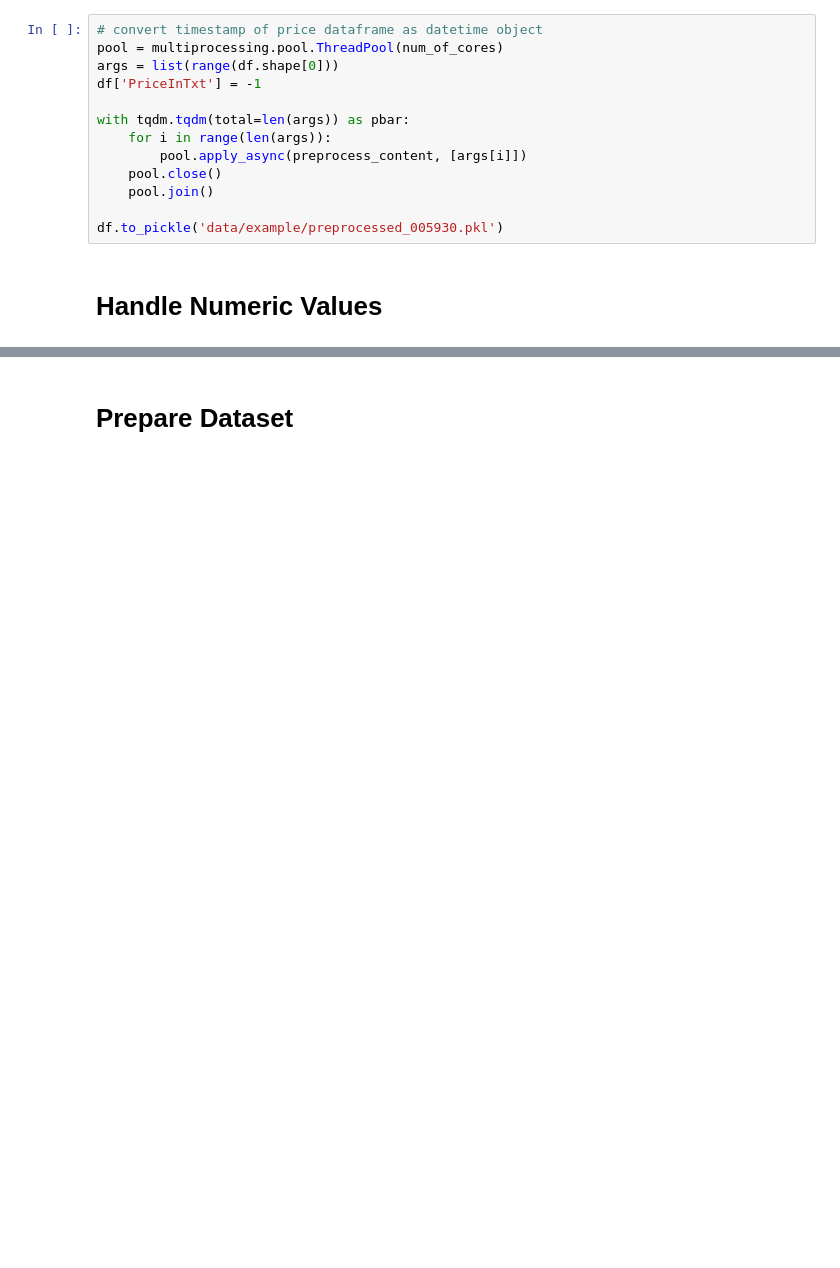
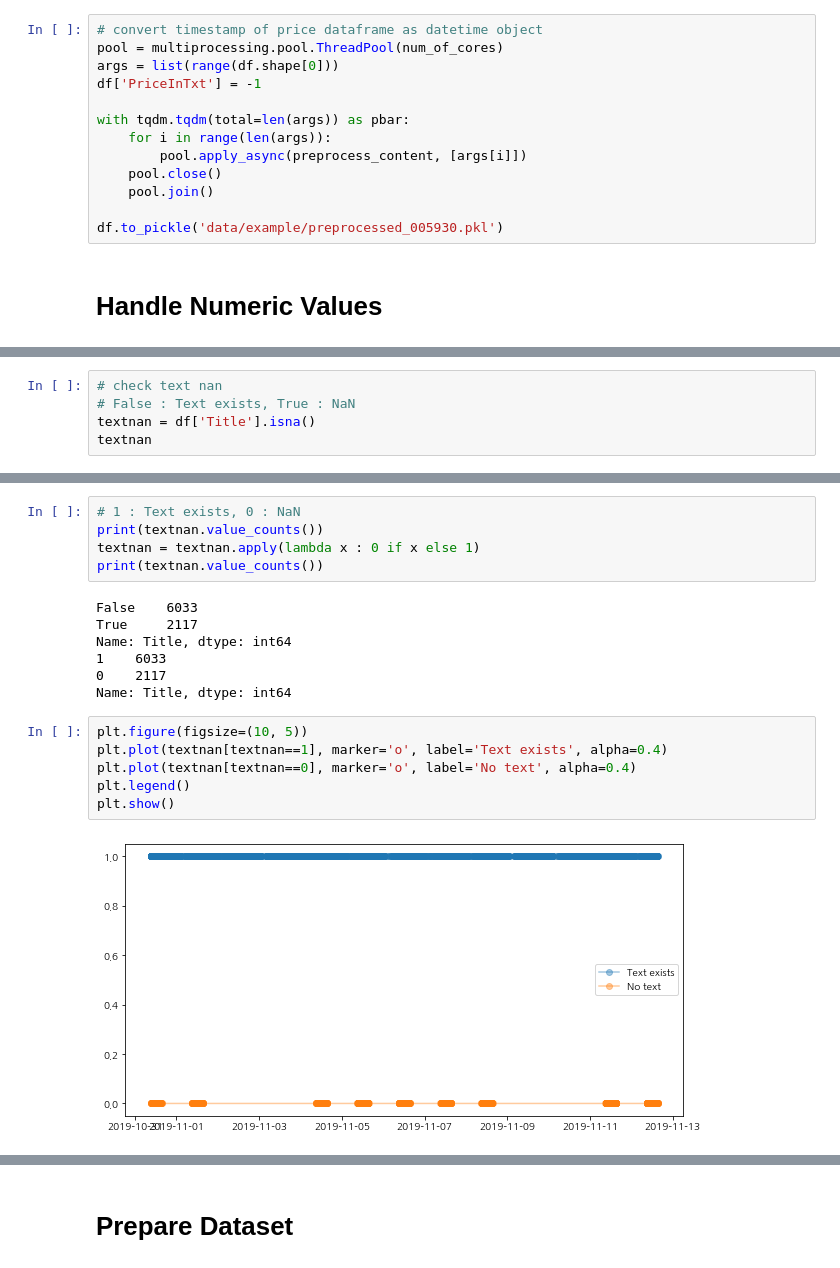
Before and after one commit to hyeon95y/Algorithm_Trading_reddit, a Jupyter notebook: pipeline_example.ipynb, the cells around one changed output, grey strips where cells are left out. Saved outputs shown, nothing was run; the diff lists cells and outputs as text; blank space fills up the shorter version.

```diff
--- a/pipeline_example.ipynb
+++ b/pipeline_example.ipynb
@@ -426,0 +385,5 @@ memory usage: 1.2+ MB
+# %%
+# check text nan
+# False : Text exists, True : NaN
+textnan = df['Title'].isna()
+textnan
@@ -426,0 +404,20 @@ memory usage: 1.2+ MB
+# %%
+# 1 : Text exists, 0 : NaN
+print(textnan.value_counts())
+textnan = textnan.apply(lambda x : 0 if x else 1)
+print(textnan.value_counts())
+# %% [output]
+False    6033
+True     2117
+Name: Title, dtype: int64
+1    6033
+0    2117
+Name: Title, dtype: int64
+# %%
+plt.figure(figsize=(10, 5))
+plt.plot(textnan[textnan==1], marker='o', label='Text exists', alpha=0.4)
+plt.plot(textnan[textnan==0], marker='o', label='No text', alpha=0.4)
+plt.legend()
+plt.show()
+# %% [output]
+[figure, added]
```
Also changed, not shown: parts of 35 cells of this notebook.
